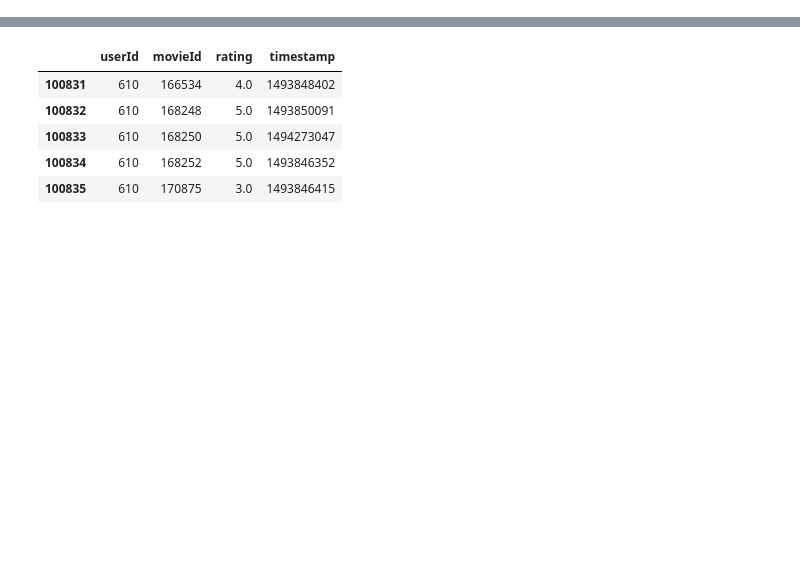
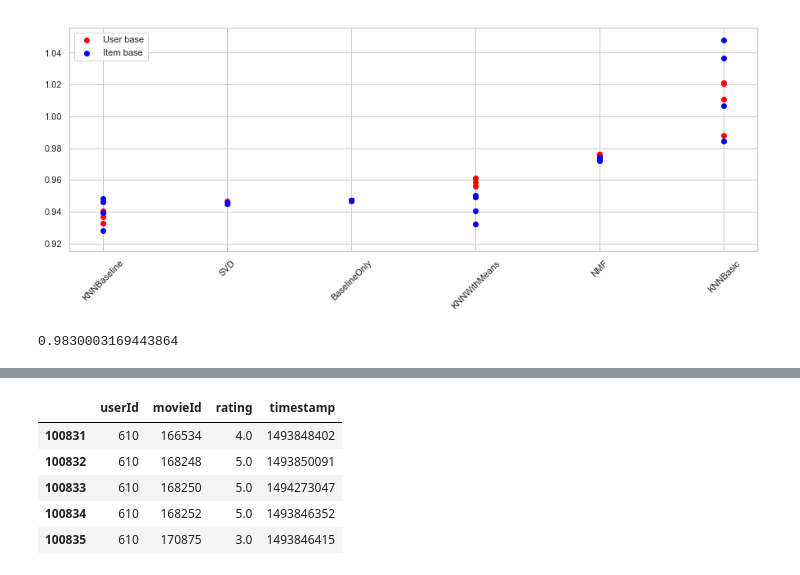
Before and after one commit to DanialDaeHyunNam/Collaborative-filtering-toy-model, a Jupyter notebook: ipynb/MovieLens.ipynb, the cells around one changed output, grey strips where cells are left out. Saved outputs shown, nothing was run; the diff lists cells and outputs as text; code cells hidden in the pictures; blank space fills up the shorter version.

Commit message:
Tried models on surprise library

```diff
--- a/ipynb/MovieLens.ipynb
+++ b/ipynb/MovieLens.ipynb
@@ -16,0 +65,17 @@ tags = pd.read_csv(asset_base + "tags.csv")
+# %%
+model_results = []
+sim_options = []
+is_user_based = [True, False]
+names = ['msd', 'cosine', 'pearson', 'pearson_baseline']
+for name in names:
+    for bool_ in is_user_based:
+        sim_options.append({
+            'name' : name,
+            'user_based' : bool_
+        })
+# %%
+for idx, sim_option in enumerate(sim_options):
+    print("---------------------------------")
+    print(idx + 1, "/", len(sim_options))
+    print("---------------------------------")
+    run_algorithms(model_results, sim_option)
@@ -16,0 +100,2 @@ tags = pd.read_csv(asset_base + "tags.csv")
+# %%
+results = pd.DataFrame(model_results).set_index('Algo').sort_values('test_rmse')
@@ -16,0 +123,12 @@ tags = pd.read_csv(asset_base + "tags.csv")
+# %%
+user_based = results[results.user_based == True]
+item_based = results[results.user_based == False]
+# %%
+plt.figure(figsize=(15, 5))
+plt.scatter(user_based.index, user_based['test_rmse'], c='red')
+plt.scatter(item_based.index, item_based['test_rmse'], c='blue')
+plt.xticks(rotation=45)
+plt.legend(["User base", "Item base"])
+plt.show()
+# %% [output]
+[figure, added]
@@ -16,0 +140,4 @@ tags = pd.read_csv(asset_base + "tags.csv")
+# %%
+get_sparsity(df_table)
+# %% [output]
+0.9830003169443864
```
Also changed, not shown: parts of 33 cells of this notebook.
